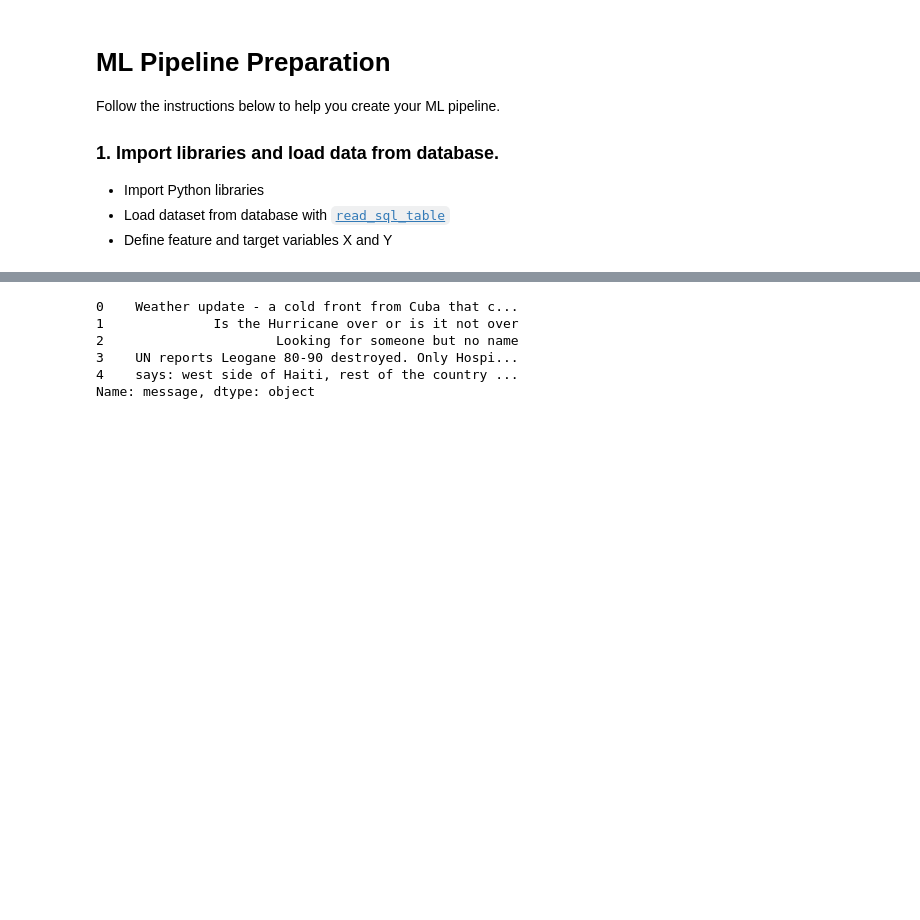
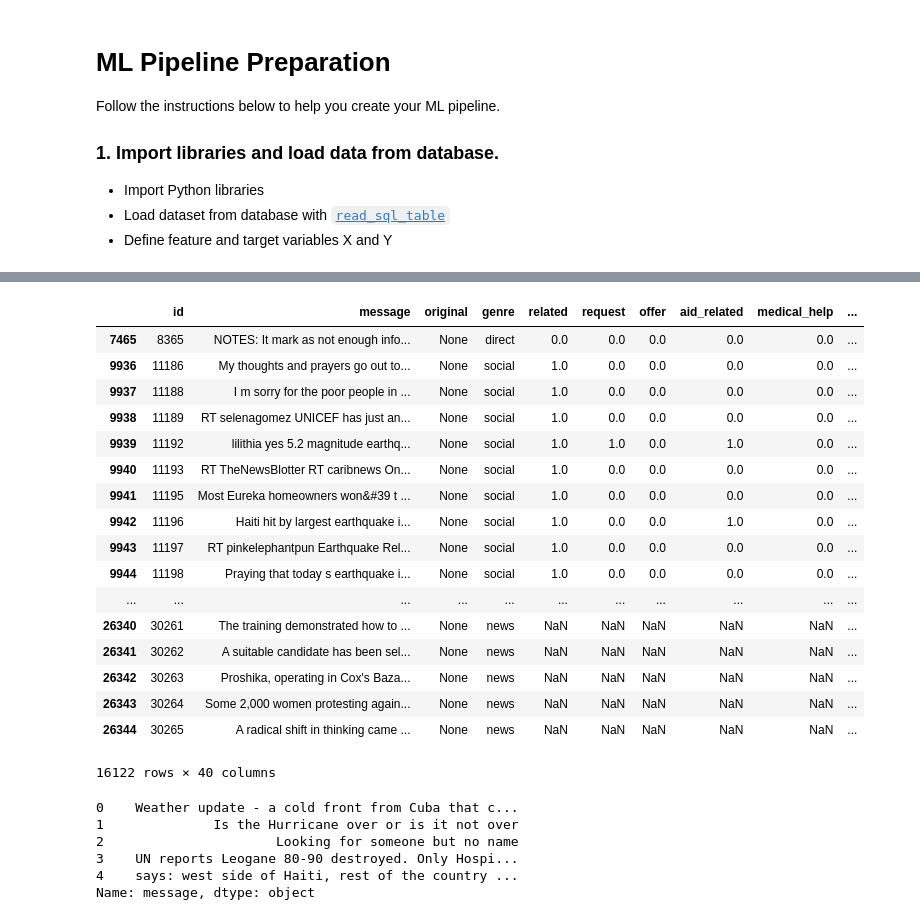
Before and after one commit to bdfaus/Disaster-Response-Pipeline, a Jupyter notebook: ML Pipeline Preparation.ipynb, the cells around one changed output, grey strips where cells are left out. Cells and saved outputs as stored; diff of their text form; code cells hidden in the pictures; blank space fills up the shorter version.

```diff
--- a/ML Pipeline Preparation.ipynb
+++ b/ML Pipeline Preparation.ipynb
@@ -33,5 +31,26 @@ True
 # load data from database
 engine = create_engine('sqlite:///textmessages.db')
 df = pd.read_sql_table('MessageTable',con=engine)
+# %%
+df[df.isnull().any(axis=1)]
+# %% [output]
+|  | id | message | original | genre | related | request | offer | aid_related | medical_help | ... |
+| 7465 | 8365 | NOTES: It mark as not enough info... | None | direct | 0.0 | 0.0 | 0.0 | 0.0 | 0.0 | ... |
+| 9936 | 11186 | My thoughts and prayers go out to... | None | social | 1.0 | 0.0 | 0.0 | 0.0 | 0.0 | ... |
+| 9937 | 11188 | I m sorry for the poor people in ... | None | social | 1.0 | 0.0 | 0.0 | 0.0 | 0.0 | ... |
+| 9938 | 11189 | RT selenagomez UNICEF has just an... | None | social | 1.0 | 0.0 | 0.0 | 0.0 | 0.0 | ... |
+| 9939 | 11192 | lilithia yes 5.2 magnitude earthq... | None | social | 1.0 | 1.0 | 0.0 | 1.0 | 0.0 | ... |
+| 9940 | 11193 | RT TheNewsBlotter RT caribnews On... | None | social | 1.0 | 0.0 | 0.0 | 0.0 | 0.0 | ... |
+| 9941 | 11195 | Most Eureka homeowners won&#39 t ... | None | social | 1.0 | 0.0 | 0.0 | 0.0 | 0.0 | ... |
+| 9942 | 11196 | Haiti hit by largest earthquake i... | None | social | 1.0 | 0.0 | 0.0 | 1.0 | 0.0 | ... |
+| 9943 | 11197 | RT pinkelephantpun Earthquake Rel... | None | social | 1.0 | 0.0 | 0.0 | 0.0 | 0.0 | ... |
+| 9944 | 11198 | Praying that today s earthquake i... | None | social | 1.0 | 0.0 | 0.0 | 0.0 | 0.0 | ... |
+| ... | ... | ... | ... | ... | ... | ... | ... | ... | ... | ... |
+| 26340 | 30261 | The training demonstrated how to ... | None | news | NaN | NaN | NaN | NaN | NaN | ... |
+| 26341 | 30262 | A suitable candidate has been sel... | None | news | NaN | NaN | NaN | NaN | NaN | ... |
+| 26342 | 30263 | Proshika, operating in Cox's Baza... | None | news | NaN | NaN | NaN | NaN | NaN | ... |
+| 26343 | 30264 | Some 2,000 women protesting again... | None | news | NaN | NaN | NaN | NaN | NaN | ... |
+| 26344 | 30265 | A radical shift in thinking came ... | None | news | NaN | NaN | NaN | NaN | NaN | ... |
+16122 rows × 40 columns
 # %%
 X = df['message']
```
Also changed, not shown: parts of 15 cells of this notebook.
